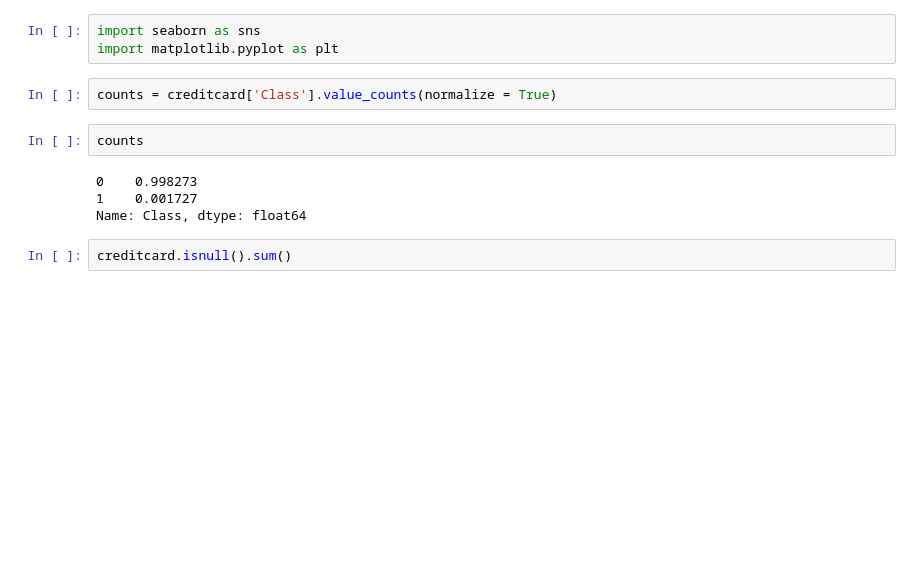
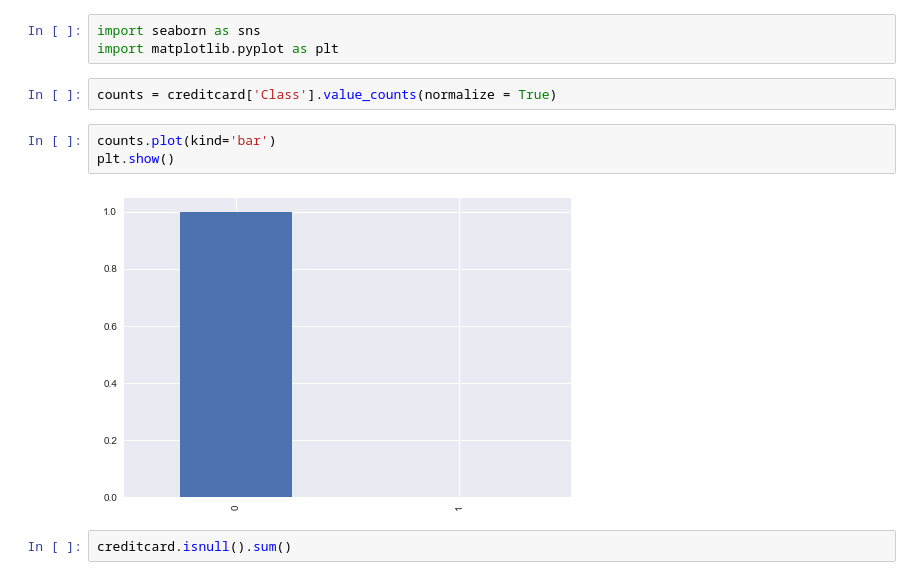
Before and after one commit to ganjiron/ganpython, a Jupyter notebook: jupyter/HW34.ipynb, the cells around one changed output. Cells and saved outputs as stored; diff of their text form; blank space fills up the shorter version.

```diff
--- a/jupyter/HW34.ipynb
+++ b/jupyter/HW34.ipynb
@@ -42,12 +43,11 @@ import seaborn as sns
 import matplotlib.pyplot as plt
 # %%
 counts = creditcard['Class'].value_counts(normalize = True)
-# %%
-counts
-# %% [output]
-0    0.998273
-1    0.001727
-Name: Class, dtype: float64
+# %%
+counts.plot(kind='bar')
+plt.show()
+# %% [output]
+[figure, added]
 # %%
 creditcard.isnull().sum()
 # %% [output]
```
Also changed, not shown: parts of 42 cells of this notebook, 5 other files.
